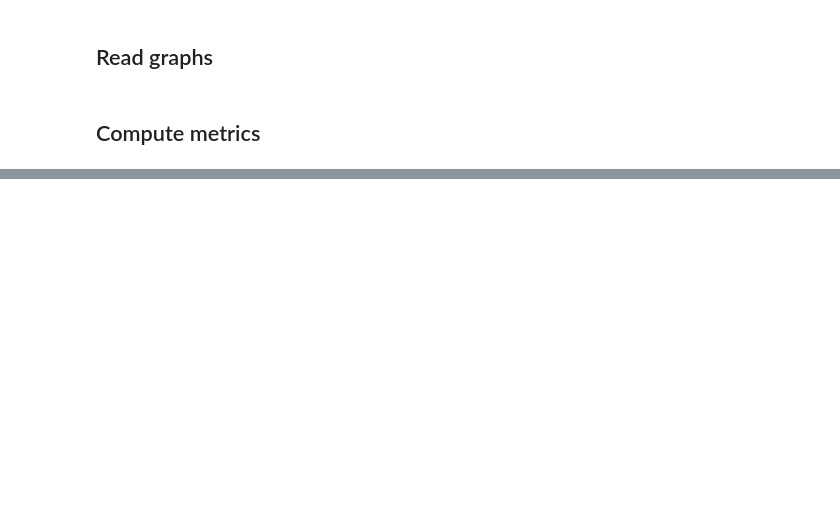
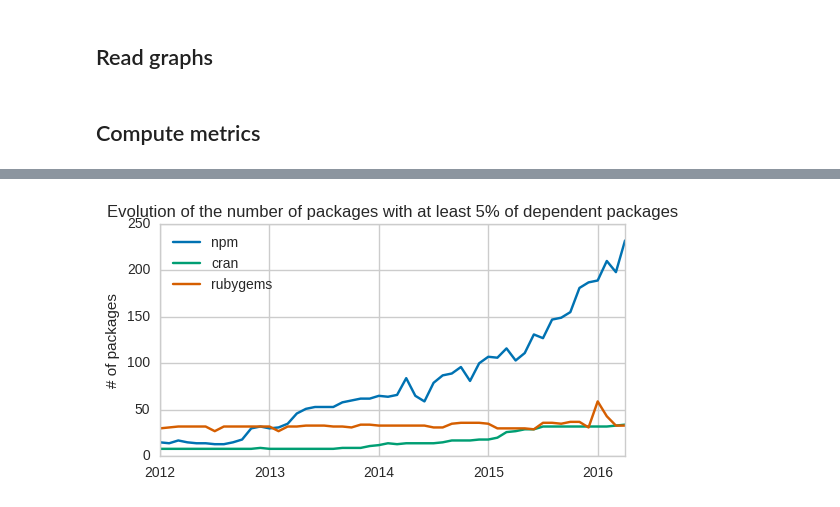
Before and after one commit to maelick/deps-analysis, a Jupyter notebook: notebook/maelick.ipynb, the cells around one changed output, grey strips where cells are left out. Saved outputs shown, nothing was run; the diff lists cells and outputs as text; code cells hidden in the pictures; blank space fills up the shorter version.

```diff
--- a/notebook/maelick.ipynb
+++ b/notebook/maelick.ipynb
@@ -305,0 +264,7 @@ savefig(fig, 'breakers')
+# %%
+for e in ecosystems:
+    print(e)
+    print(ecos_metrics[e].query('time == "2016-04-01"')['max_dependent'])
+    print(ecos_metrics[e].query('time == "2016-04-01"')['max_dependent'] /
+          ecos_metrics[e].query('time == "2016-04-01"')['size'])
+    print()
@@ -305,0 +289,14 @@ savefig(fig, 'breakers')
+# %%
+fig, ax = matplotlib.pyplot.subplots()
+fig.set_size_inches(FIG_SIZE)
+if SHOW_TITLE:
+    ax.set_title('Evolution of the number of packages with at least 5% of dependent packages')
+for e, m in ecos_metrics.items():
+    data = m.loc[dates].assign(max_dependent=lambda d: d.dependent5)
+    data.max_dependent.plot(ax=ax, style='-', color=COLORS[e], label=e, legend=True)
+
+ax.set_xlabel('')
+ax.set_ylabel('# of packages')
+savefig(fig, 'evol_5perc_breakers')
+# %% [output]
+[figure, added]
```
Also changed, not shown: parts of 26 cells of this notebook.
